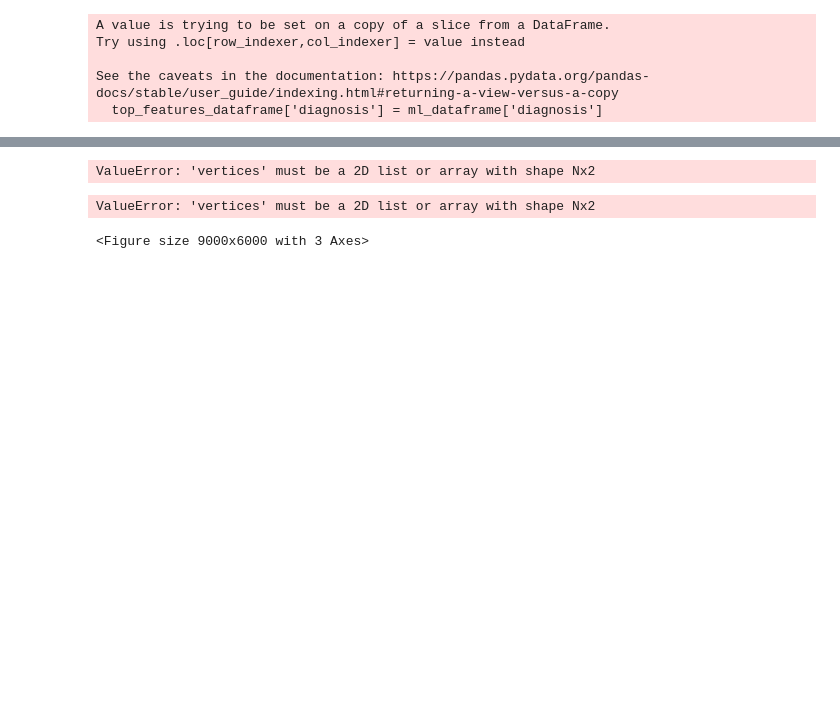
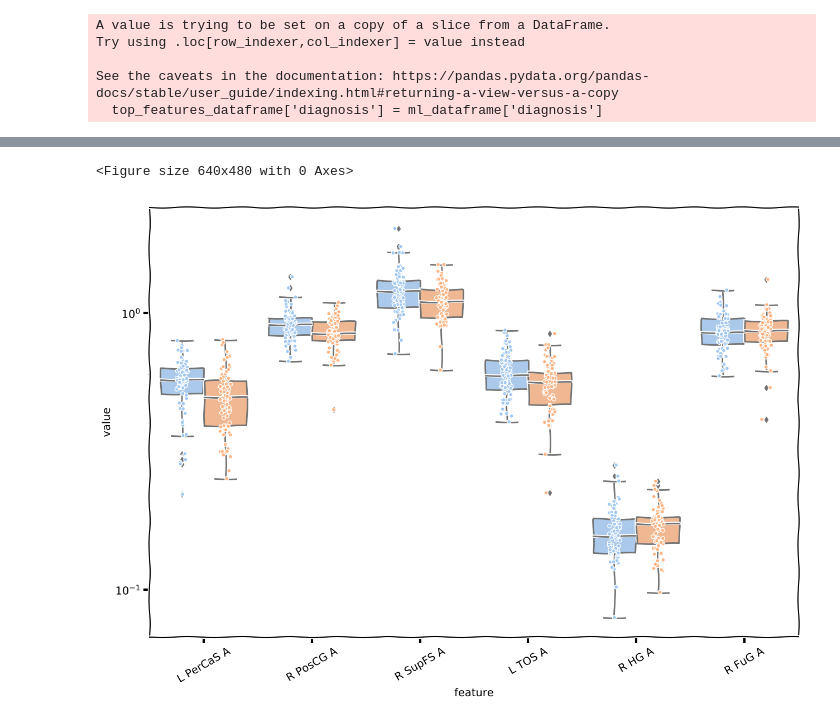
Before and after one commit to latypovt/MSTN_GM, a Jupyter notebook: graphs.ipynb, the cells around one changed output, grey strips where cells are left out. Saved outputs shown, nothing was run; the diff lists cells and outputs as text; code cells hidden in the pictures; blank space fills up the shorter version.

Commit message:
working on graphs

```diff
--- a/graphs.ipynb
+++ b/graphs.ipynb
@@ -333,7 +335,7 @@ with plt.xkcd():
 # %%
 # make separate dataframes depending on region
 top_features_dataframe_hippo = top_features_dataframe[top_features_dataframe['feature'].str.contains('CA1|CA2|CA3|CA4|DG|SUB|ERC|Fimbria')]
-top_features_dataframe_thal = top_features_dataframe[top_features_dataframe['feature'].str.contains('VPL|PuI|VM|VPL|VPM|PuM|VA|VL|PuL|MDm')]
+top_features_dataframe_thal = top_features_dataframe[top_features_dataframe['feature'].str.contains('VPL|PuI|VM|VPL|VPM|PuM|VA|VL|PuL|MDm|L-Sg')]
 top_features_dataframe_t = top_features_dataframe[top_features_dataframe['feature'].str.endswith('T')]
 top_features_dataframe_a = top_features_dataframe[top_features_dataframe['feature'].str.endswith('A')]
 
@@ -400,54 +405,18 @@ print(top_features_dataframe['feature'].unique())
-# %%
-# do different subplots for top features separated from the different regions, without hippocampus dataframe
-
-with plt.xkcd():
-    plt.figure(figsize=(30, 20))
-    plt.suptitle('Univariate Statistics', size=40)
-    plt.subplots_adjust(hspace=0.2)
-
-    ax1 = plt.subplot(2,3,(1,2))
-    ax2 = plt.subplot(2,3,4)
-    ax3 = plt.subplot(2,3,5)
-
-    sns.boxplot(ax=ax1, data=top_features_dataframe_a, x="feature", y="value", hue="diagnosis", palette="pastel")
-    sns.boxplot(ax=ax2, data=top_features_dataframe_t, x="feature", y="value", hue="diagnosis", palette="pastel")
-    sns.boxplot(ax=ax3, data=top_features_dataframe_thal, x="feature", y="value", hue="diagnosis", palette="pastel")
-
-    ax1.set_ylabel('Size')
-    ax2.set_ylabel('Size')
-    ax3.set_ylabel('Size')
-
-    plt.setp(ax1.get_xticklabels(), rotation=30)
-    plt.setp(ax2.get_xticklabels(), rotation=30)
-    plt.setp(ax3.get_xticklabels(), rotation=30)
-
-    ax1.set_title('Cortical Area', size=20)
-    ax2.set_title('Cortical Thickness', size=20)
-    ax3.set_title('Thalamic Volume', size=20)
-
-    # log scale
-    ax1.set_yscale('log')
-    ax2.set_yscale('log')
-    ax3.set_yscale('log')
-
-    # add scatterplot on top of boxplot
-    sns.stripplot(ax=ax1, data=top_features_dataframe_a, x="feature", y="value", hue="diagnosis", palette="pastel",
-                    dodge=True, size=5, edgecolor="white", linewidth=1)
-    sns.stripplot(ax=ax2, data=top_features_dataframe_t, x="feature", y="value", hue="diagnosis", palette="pastel",
-                  dodge=True, size=5, edgecolor="white", linewidth=1)
-    sns.stripplot(ax=ax3, data=top_features_dataframe_thal, x="feature", y="value", hue="diagnosis", palette="pastel",
-                    dodge=True, size=5, edgecolor="white", linewidth=1)
-
-    ax1.set_xlabel(" ")
-    ax2.set_xlabel(" ")
-    ax3.set_xlabel(" ")
-
-    plt.savefig('out/univariate.png', dpi=300, bbox_inches='tight')
-    plt.clf()
-# %% [output]
-ValueError: 'vertices' must be a 2D list or array with shape Nx2
-ValueError: 'vertices' must be a 2D list or array with shape Nx2
-<Figure size 9000x6000 with 3 Axes>
+# %%
+with plt.xkcd():
+    plt.suptitle('Univariate Statistics: Cortical Area', size=20)
+    plt.figure(figsize=(15, 10))
+    ax=sns.boxplot(data=top_features_dataframe_a, x="feature", y="value", hue="diagnosis", palette="pastel")
+    plt.setp(ax.get_xticklabels(), rotation=30)
+    ax.set_yscale("log")
+    #add scatterplot on top of boxplot
+    ax1=sns.stripplot(data=top_features_dataframe_a, x="feature", y="value", hue="diagnosis", palette="pastel",
+                    dodge=True, size=5, edgecolor="white", linewidth=1)
+    ax1.get_legend().remove()
+    plt.savefig("out/cortical_area.png", dpi=300, bbox_inches='tight')
+# %% [output]
+<Figure size 640x480 with 0 Axes>
+[figure, added]
 # %%
 # plotting the values of all the important features
 
```
Also changed, not shown: parts of 7 cells of this notebook, 4 other files.
